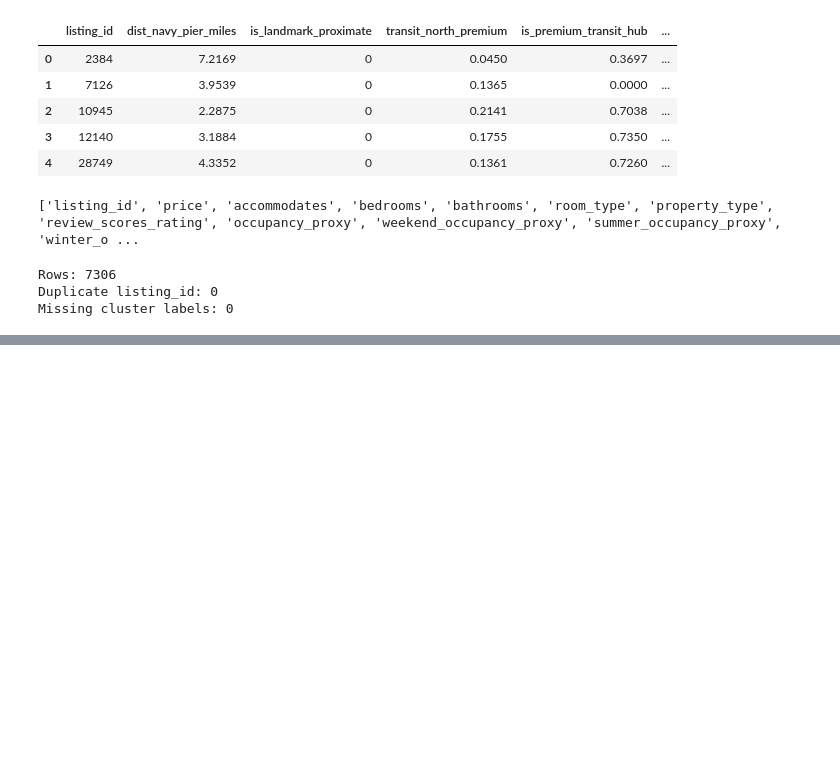
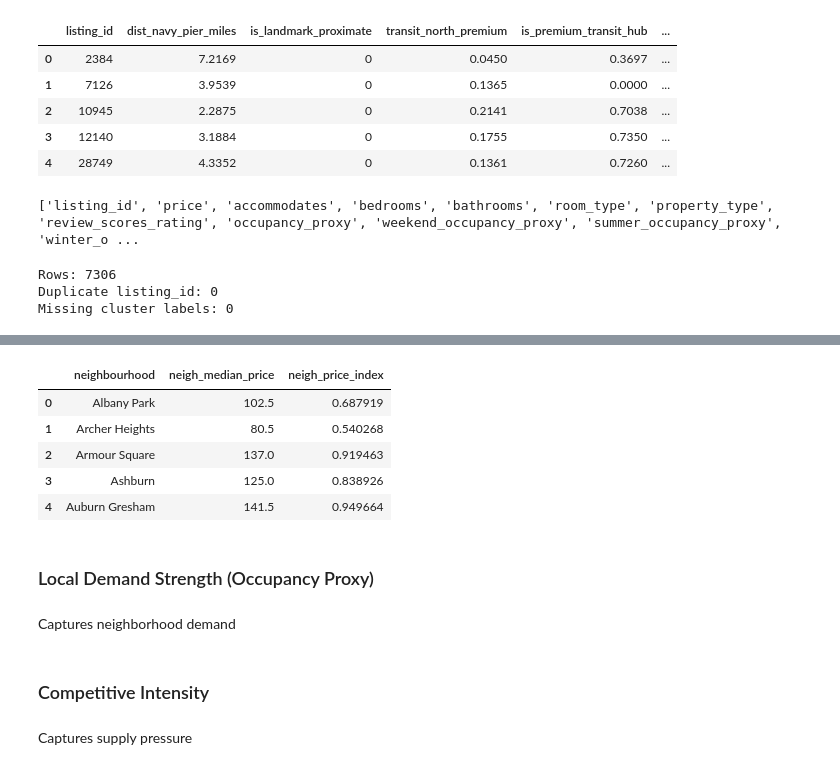
Before and after one commit to RyanChenJung/Airbnb-Renting-Optimizer, a Jupyter notebook: notebooks/shenna/Shenna_ML4_week3.ipynb, the cells around one changed output, grey strips where cells are left out. Saved outputs shown, nothing was run; the diff lists cells and outputs as text; code cells hidden in the pictures; blank space fills up the shorter version.

```diff
--- a/notebooks/shenna/Shenna_ML4_week3.ipynb
+++ b/notebooks/shenna/Shenna_ML4_week3.ipynb
@@ -80,0 +174,27 @@ master_v3.to_csv("Chicago_Airbnb_Master_v3.csv", index=False)
+# %%
+neigh_price = (
+    gdf_joined
+    .groupby("neighbourhood")["price"]
+    .median()
+    .reset_index()
+    .rename(columns={"price": "neigh_median_price"})
+)
+# %%
+city_median_price = gdf_joined["price"].median()
+# %%
+neigh_price["neigh_price_index"] = (
+    neigh_price["neigh_median_price"] / city_median_price
+)
+
+neigh_price.head()
+# %% [output]
+|  | neighbourhood | neigh_median_price | neigh_price_index |
+| 0 | Albany Park | 102.5 | 0.687919 |
+| 1 | Archer Heights | 80.5 | 0.540268 |
+| 2 | Armour Square | 137.0 | 0.919463 |
+| 3 | Ashburn | 125.0 | 0.838926 |
+| 4 | Auburn Gresham | 141.5 | 0.949664 |
+# %% [markdown]
+### Local Demand Strength (Occupancy Proxy)
+# %% [markdown]
+Captures neighborhood demand
@@ -80,0 +209,4 @@ master_v3.to_csv("Chicago_Airbnb_Master_v3.csv", index=False)
+# %% [markdown]
+### Competitive Intensity
+# %% [markdown]
+Captures supply pressure
```
Also changed, not shown: parts of 33 cells of this notebook, 4 other files.
